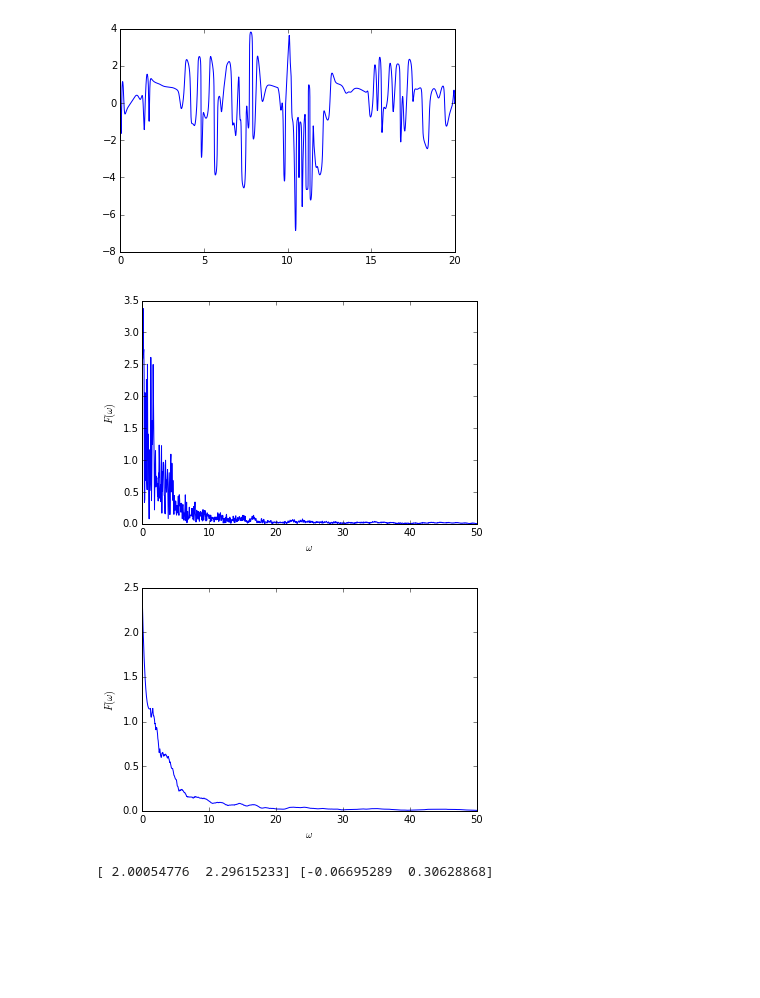
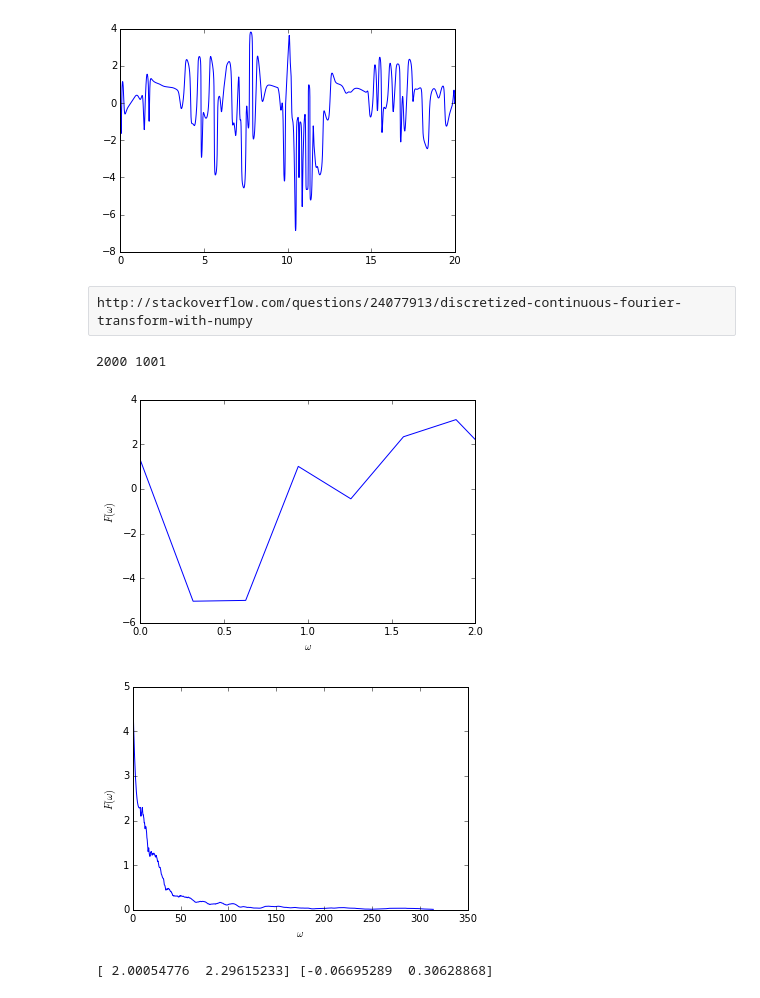
Before and after one commit to abyellow/abin-quantunm-optimal-control, a Jupyter notebook: Pulse Fit Test.ipynb, the cells around one changed output. Drawn from its saved outputs; the diff is of its cells as text; code cells hidden in the pictures; blank space fills up the shorter version.

```diff
--- a/Pulse Fit Test.ipynb
+++ b/Pulse Fit Test.ipynb
@@ -91,41 +91,53 @@ if __name__=='__main__':
 [figure]
 [figure]
 [figure]
+# %% [raw]
+http://stackoverflow.com/questions/24077913/discretized-continuous-fourier-transform-with-numpy
 # %%
 	dt = .01
-	xf = np.fft.rfftfreq(lon, dt)#*2*np.pi
-	yf = (np.fft.rfft(y))*dt/2
-#	print len(y), len(yf)
+	t0 = -10
+	xf = np.fft.rfftfreq(lon, dt)*2*np.pi
+	fac = np.exp(-1j*xf*t0)
+	yf = (np.fft.rfft(y))*dt * fac
+	yphs = yf/abs(yf)
+	dxf = np.diff(xf[1:3])
+#	print dxf
+#	print sum(np.real(1j*(np.diff(yphs)/dxf)/yphs[1:]))/len(yphs)
+#	pl.plot(xf,yphs.real, xf, yphs.imag)
+#	pl.xlim([0,10])
+#	pl.show()
+	print len(y), len(yf)
 	yf2 = (abs(yf))**2
 	hbd = max(yf2)
 	#yff = [yf[i] if yf2[i]>.01*hbd else 0 for i in range(len(yf))]
 	#yff = [yf[i] for i in range(len(yf)) if yf2[i]>.01*hbd]
 	#xff = [xf[i] for i in range(len(yf)) if yf2[i]>.01*hbd]
 	window = 51
 	poly = 3
 	yffabs = savgol_filter(abs(yf), window, poly)
 	yff = yffabs * yf/abs(yf)
 #	yff = yf
 
 	#yffr = savgol_filter(yf.real, window, poly)
 	#yffi = savgol_filter(yf.imag, window, poly)
 	#yff = yffr+1j*yffi
-	pl.plot(xf[:], np.absolute(yf[:]))
+	pl.plot(xf[:],(yf[:]))
 	pl.xlabel('$\omega$')
 	pl.ylabel('$F(\omega)$')
-	pl.xlim([0,50])
+	pl.xlim([0,2])
 	pl.show()
 
 	pl.plot(xf[:], np.absolute(yff[:]))
 	#pl.plot(xf[:], np.imag(yff[:]))
 #	pl.semilogx(xf[:],yf[:])
 	pl.xlabel('$\omega$')
 	pl.ylabel('$F(\omega)$')
 #	pl.xlim((-15,15))
 	pl.show()
 # %% [output]
+2000 1001
-[figure, old version]
+[figure, new version]
-[figure, old version]
+[figure, new version]
 # %%
 	func2 = lambda xdata, a, s : a * np.exp(-abs(xdata/s)**1)
 	func = lambda xdata, a, s: a* np.exp(-(xdata/s)**2)
```
Also changed, not shown: parts of 5 cells of this notebook, 1 other file.
